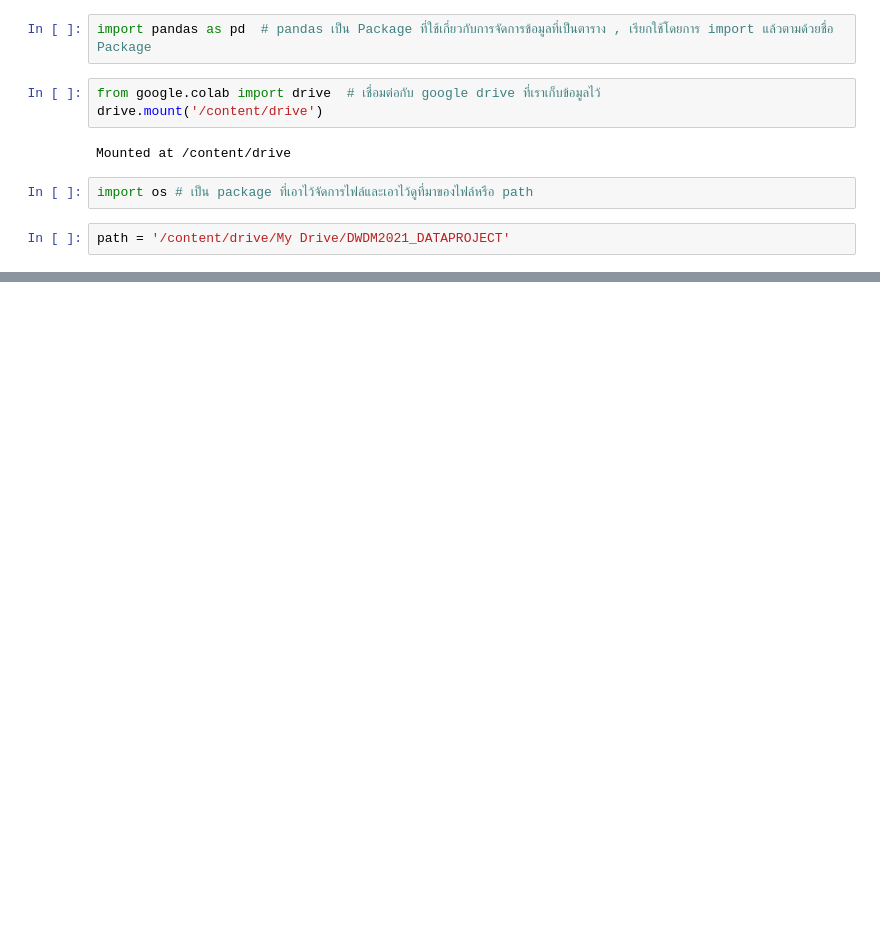
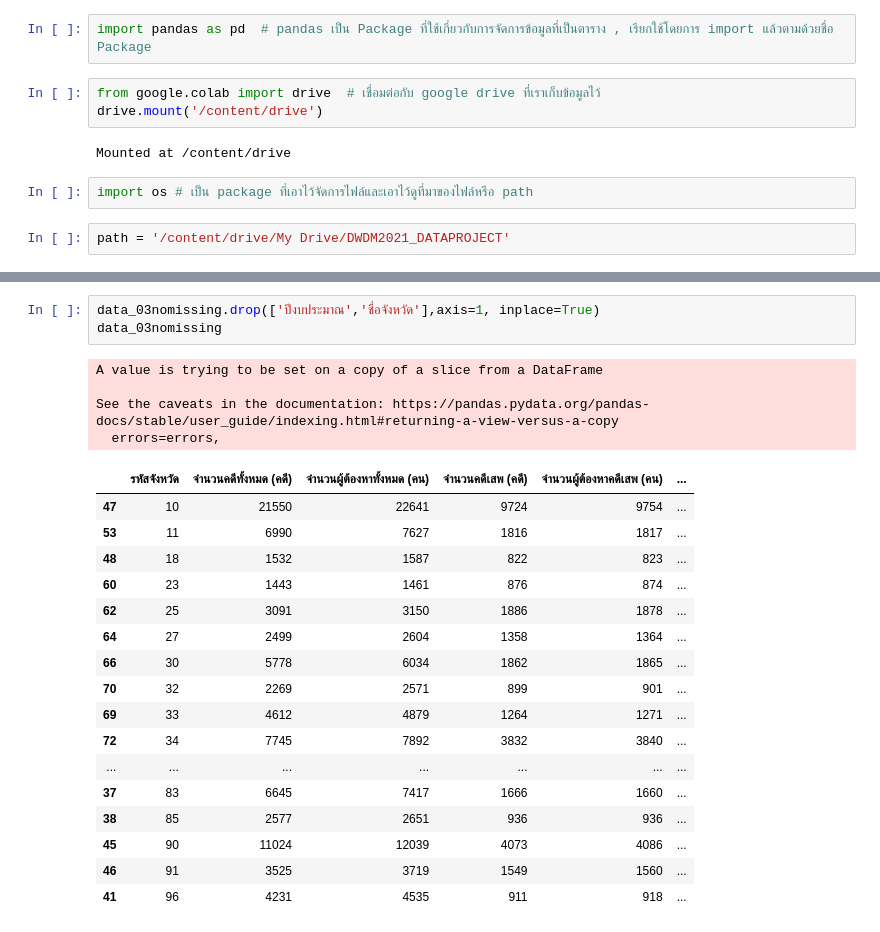
Before and after one commit to Wikanda-Hongboonmee/DWDM21, a Jupyter notebook: Project_DWDM.ipynb, the cells around one changed output, grey strips where cells are left out. Drawn from its saved outputs; the diff is of its cells as text; blank space fills up the shorter version.

```diff
--- a/Project_DWDM.ipynb
+++ b/Project_DWDM.ipynb
@@ -247,0 +334,25 @@ dtype: bool
+# %%
+data_03nomissing.drop(['ปีงบประมาณ','ชื่อจังหวัด'],axis=1, inplace=True)
+data_03nomissing
+# %% [output]
+A value is trying to be set on a copy of a slice from a DataFrame
+
+See the caveats in the documentation: https://pandas.pydata.org/pandas-docs/stable/user_guide/indexing.html#returning-a-view-versus-a-copy
+  errors=errors,
+|  | รหัสจังหวัด | จำนวนคดีทั้งหมด (คดี) | จำนวนผู้ต้องหาทั้งหมด (คน) | จำนวนคดีเสพ (คดี) | จำนวนผู้ต้องหาคดีเสพ (คน) | ... |
+| 47 | 10 | 21550 | 22641 | 9724 | 9754 | ... |
+| 53 | 11 | 6990 | 7627 | 1816 | 1817 | ... |
+| 48 | 18 | 1532 | 1587 | 822 | 823 | ... |
+| 60 | 23 | 1443 | 1461 | 876 | 874 | ... |
+| 62 | 25 | 3091 | 3150 | 1886 | 1878 | ... |
+| 64 | 27 | 2499 | 2604 | 1358 | 1364 | ... |
+| 66 | 30 | 5778 | 6034 | 1862 | 1865 | ... |
+| 70 | 32 | 2269 | 2571 | 899 | 901 | ... |
+| 69 | 33 | 4612 | 4879 | 1264 | 1271 | ... |
+| 72 | 34 | 7745 | 7892 | 3832 | 3840 | ... |
+| ... | ... | ... | ... | ... | ... | ... |
+| 37 | 83 | 6645 | 7417 | 1666 | 1660 | ... |
+| 38 | 85 | 2577 | 2651 | 936 | 936 | ... |
+| 45 | 90 | 11024 | 12039 | 4073 | 4086 | ... |
+| 46 | 91 | 3525 | 3719 | 1549 | 1560 | ... |
+| 41 | 96 | 4231 | 4535 | 911 | 918 | ... |
```
Also changed, not shown: parts of 50 cells of this notebook.
